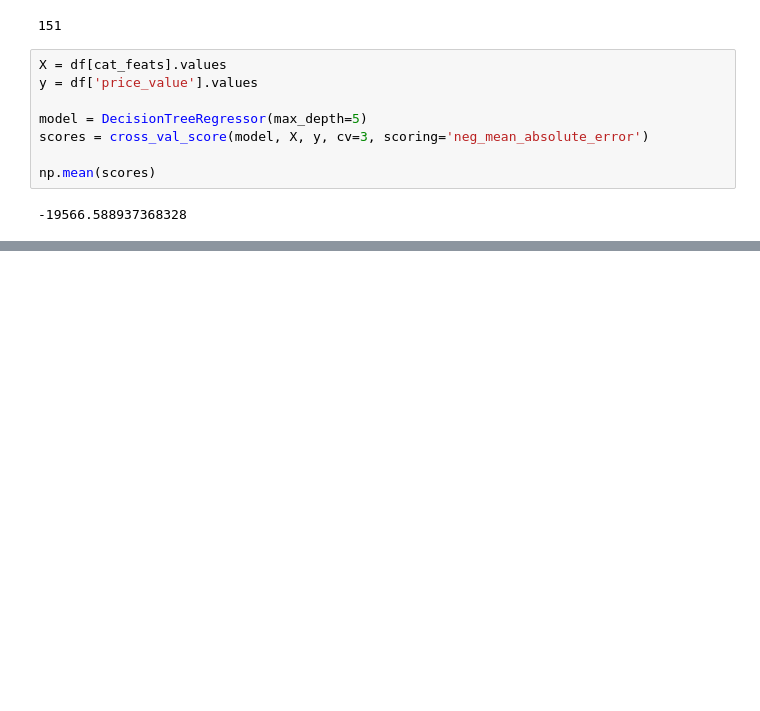
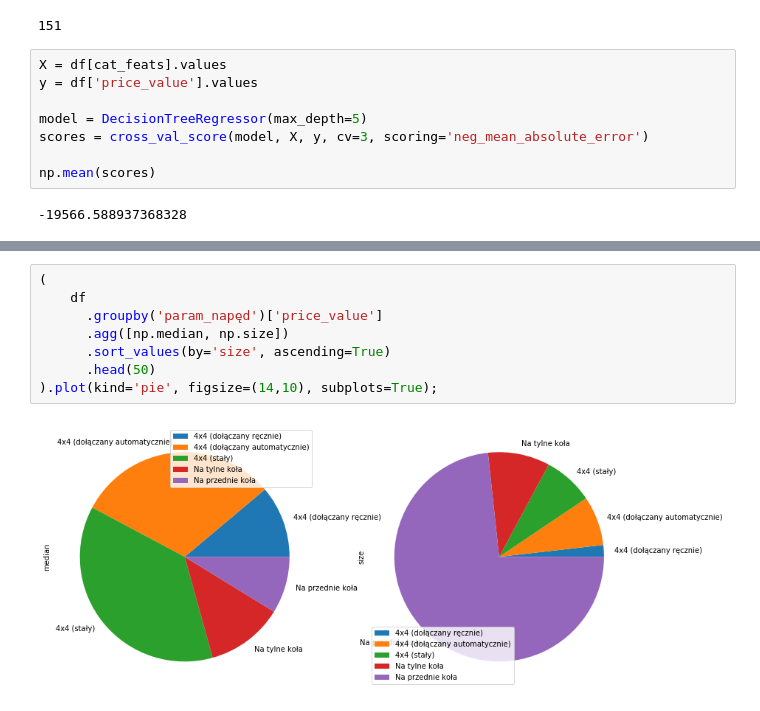
Before and after one commit to Edith1100/dw_matrix_car, a Jupyter notebook: d3-model.ipynb, the cells around one changed output, grey strips where cells are left out. Drawn from its saved outputs; the diff is of its cells as text; blank space fills up the shorter version.

Commit message:
add model and visualization

```diff
--- a/d3-model.ipynb
+++ b/d3-model.ipynb
@@ -133,0 +183,10 @@ eli5.show_weights(imp, feature_names=cat_feats)
+# %%
+(
+    df
+      .groupby('param_napęd')['price_value']
+      .agg([np.median, np.size])
+      .sort_values(by='size', ascending=True)
+      .head(50)
+).plot(kind='pie', figsize=(14,10), subplots=True);
+# %% [output]
+[figure, added]
```
Also changed, not shown: parts of 7 cells of this notebook.
